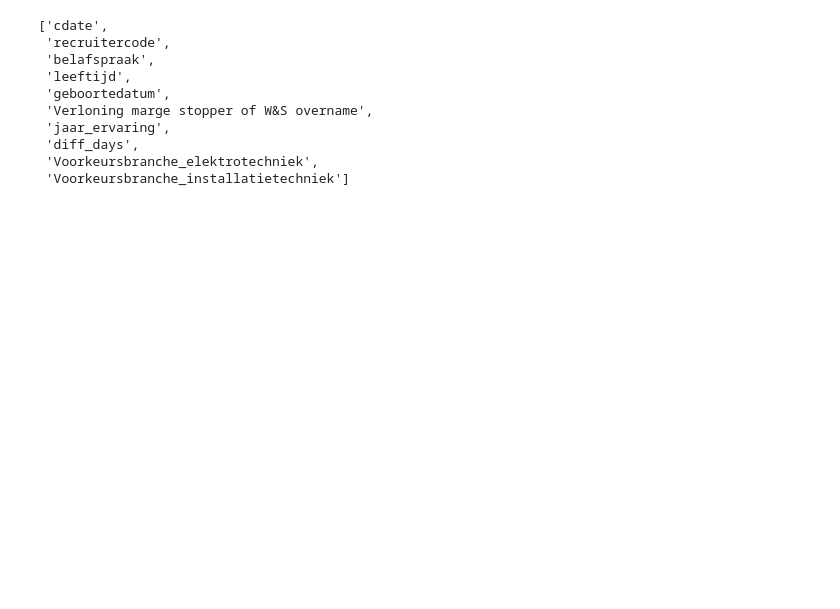
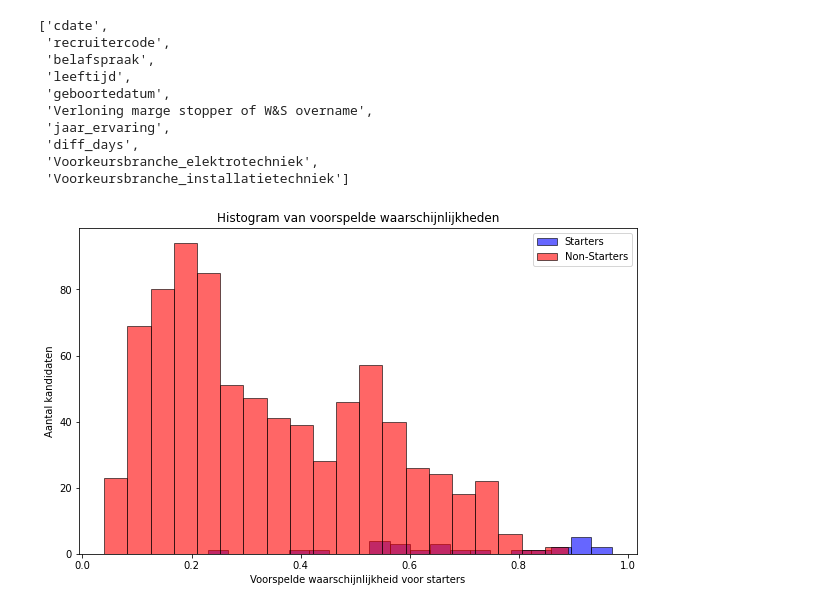
Before and after one commit to peterfaasse/BastianLewis_StrevonForecasting, a Jupyter notebook: model_training/modeling_3.ipynb, the cells around one changed output. Saved outputs shown, nothing was run; the diff lists cells and outputs as text; code cells hidden in the pictures; blank space fills up the shorter version.

Commit message:
add histogram probabilities model 3

```diff
--- a/model_training/modeling_3.ipynb
+++ b/model_training/modeling_3.ipynb
@@ -201,3 +201,30 @@ with open(r'C:\Users\peter\Projects\HR_Forecasting\models\model_3_meta.json', "w
 import pickle
 with open(r'C:\Users\peter\Projects\HR_Forecasting\models\model_3.pkl', 'wb') as file:
     pickle.dump(brf, file)
+# %%
+import matplotlib.pyplot as plt
+import numpy as np
+
+# Verdeel de waarschijnlijkheden op basis van de echte labels
+y_proba_starters = y_proba_rfe[y_test == 1]
+y_proba_non_starters = y_proba_rfe[y_test == 0]
+
+# Plot het histogram
+plt.figure(figsize=(10, 6))
+
+# Histogram voor starters
+plt.hist(y_proba_starters, bins=20, alpha=0.6, color='blue', label='Starters', edgecolor='black')
+
+# Histogram voor non-starters
+plt.hist(y_proba_non_starters, bins=20, alpha=0.6, color='red', label='Non-Starters', edgecolor='black')
+
+# Voeg labels en een titel toe
+plt.xlabel('Voorspelde waarschijnlijkheid voor starters')
+plt.ylabel('Aantal kandidaten')
+plt.title('Histogram van voorspelde waarschijnlijkheden')
+plt.legend(loc='upper right')
+
+# Toon de plot
+plt.show()
+# %% [output]
+[figure, added]
```
Also changed, not shown: parts of 2 cells of this notebook, 2 other files.
